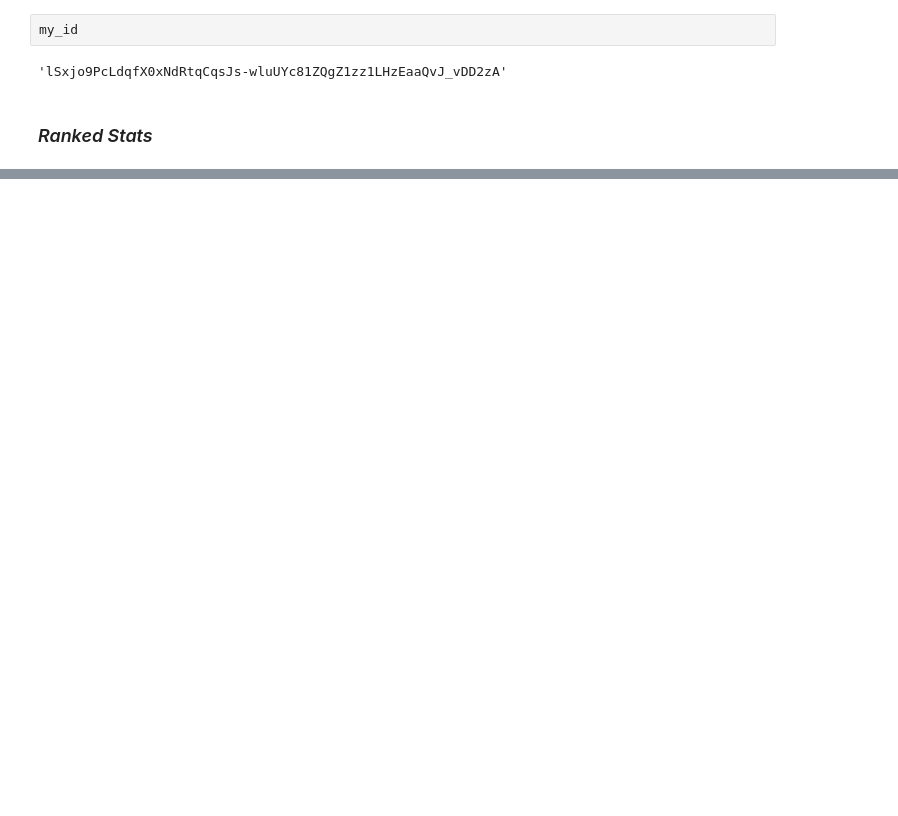
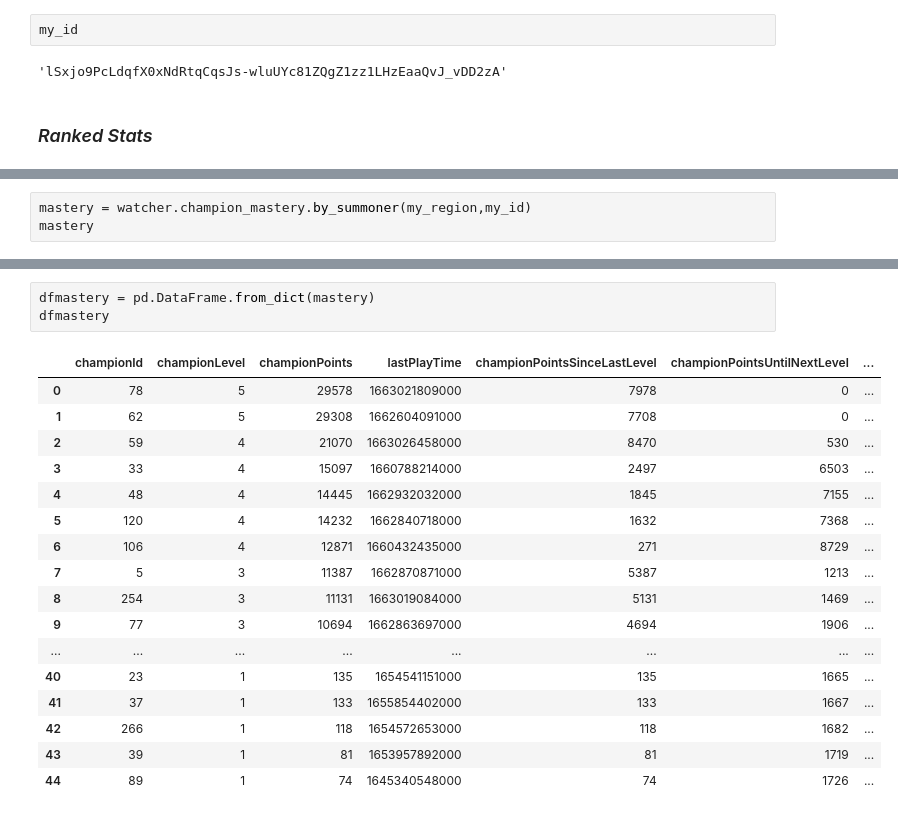
Before and after one commit to AntoMB3/TheVoices, a Jupyter notebook: starting.ipynb, the cells around one changed output, grey strips where cells are left out. Cells and saved outputs as stored; diff of their text form; blank space fills up the shorter version.

```diff
--- a/starting.ipynb
+++ b/starting.ipynb
@@ -58,0 +56,3 @@ dict
+# %%
+mastery = watcher.champion_mastery.by_summoner(my_region,my_id)
+mastery
@@ -58,0 +77,21 @@ dict
+# %%
+dfmastery = pd.DataFrame.from_dict(mastery)
+dfmastery
+# %% [output]
+|  | championId | championLevel | championPoints | lastPlayTime | championPointsSinceLastLevel | championPointsUntilNextLevel | ... |
+| 0 | 78 | 5 | 29578 | 1663021809000 | 7978 | 0 | ... |
+| 1 | 62 | 5 | 29308 | 1662604091000 | 7708 | 0 | ... |
+| 2 | 59 | 4 | 21070 | 1663026458000 | 8470 | 530 | ... |
+| 3 | 33 | 4 | 15097 | 1660788214000 | 2497 | 6503 | ... |
+| 4 | 48 | 4 | 14445 | 1662932032000 | 1845 | 7155 | ... |
+| 5 | 120 | 4 | 14232 | 1662840718000 | 1632 | 7368 | ... |
+| 6 | 106 | 4 | 12871 | 1660432435000 | 271 | 8729 | ... |
+| 7 | 5 | 3 | 11387 | 1662870871000 | 5387 | 1213 | ... |
+| 8 | 254 | 3 | 11131 | 1663019084000 | 5131 | 1469 | ... |
+| 9 | 77 | 3 | 10694 | 1662863697000 | 4694 | 1906 | ... |
+| ... | ... | ... | ... | ... | ... | ... | ... |
+| 40 | 23 | 1 | 135 | 1654541151000 | 135 | 1665 | ... |
+| 41 | 37 | 1 | 133 | 1655854402000 | 133 | 1667 | ... |
+| 42 | 266 | 1 | 118 | 1654572653000 | 118 | 1682 | ... |
+| 43 | 39 | 1 | 81 | 1653957892000 | 81 | 1719 | ... |
+| 44 | 89 | 1 | 74 | 1645340548000 | 74 | 1726 | ... |
```
Also changed, not shown: parts of 16 cells of this notebook.
